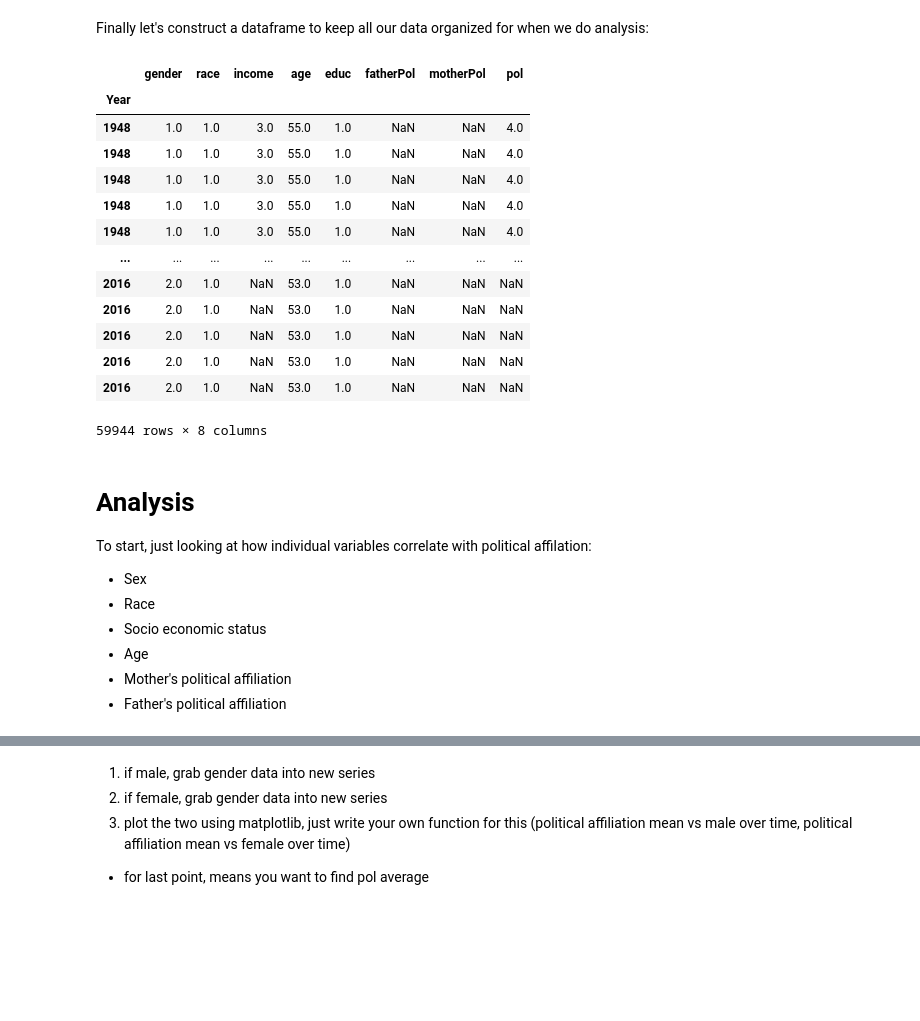
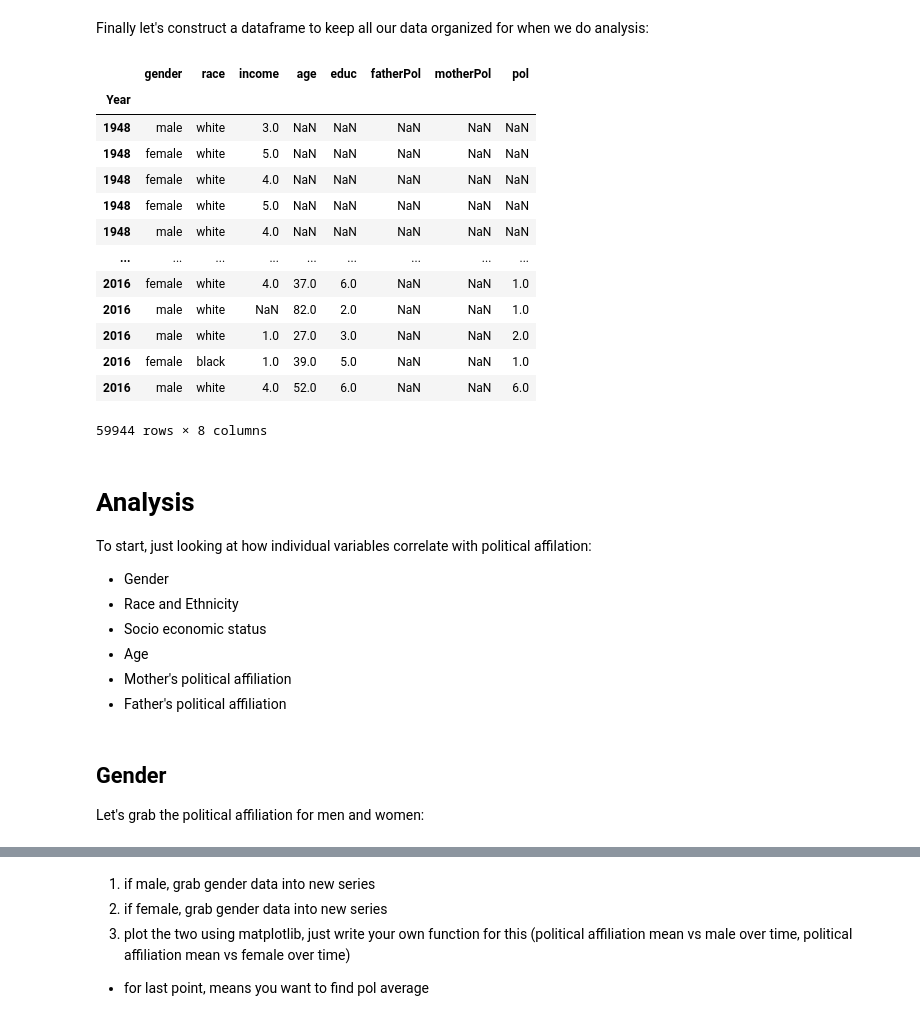
Before and after one commit to mstites/parentPoliticalCorr, a Jupyter notebook: project.ipynb, the cells around one changed output, grey strips where cells are left out. Saved outputs shown, nothing was run; the diff lists cells and outputs as text; code cells hidden in the pictures; blank space fills up the shorter version.

```diff
--- a/project.ipynb
+++ b/project.ipynb
@@ -106,5 +107,7 @@ Name: gender, dtype: int64
 And clean the gender variable. 0 corresponds to NA and 3 is other (it pains me to remove this, but the sample size is too small). 1 corresponds to male and 2 to female.
 # %%
 gender = gender.replace([0, 3], np.nan)
+gender = gender.replace(1, 'male')
+gender = gender.replace(2, 'female')
 values(gender)
 # %% [output]
@@ -113,6 +116,10 @@ values(gender)
 Name: gender, dtype: int64
 # %%
-race = anes['VCF0106'].replace([9, 0], np.nan) # 9 is NA/missing, 0 is missing
+race = anes['VCF0105b'].replace([9, 0], np.nan) # 9 is NA/missing, 0 is missing
 race.name='race'
+race = race.replace(1, 'white')
+race = race.replace(2, 'black')
+race = race.replace(3, 'hispanic')
+race = race.replace(4, 'other')
 values(race)
 # %% [output]
@@ -271,28 +270,30 @@ TO DO
 Finally let's construct a dataframe to keep all our data organized for when we do analysis:
 # %%
 d = {'gender': gender, 'race': race, 'income': income, 'age': age, 'educ':educ, 'fatherPol':fatherPol, 'motherPol': motherPol, 'pol': pol}
-data = pd.DataFrame(index=year, data=d)
+# d = {'gender':gender}
+data = pd.DataFrame(data=d)
+data = data.set_index(year) # ran into issue when setting index in initial declare that it messed with the data
 data
 # %% [output]
 |  | gender | race | income | age | educ | fatherPol | motherPol | pol |
 | Year |  |  |  |  |  |  |  |  |
-| 1948 | 1.0 | 1.0 | 3.0 | 55.0 | 1.0 | NaN | NaN | 4.0 |
-| 1948 | 1.0 | 1.0 | 3.0 | 55.0 | 1.0 | NaN | NaN | 4.0 |
-| 1948 | 1.0 | 1.0 | 3.0 | 55.0 | 1.0 | NaN | NaN | 4.0 |
-| 1948 | 1.0 | 1.0 | 3.0 | 55.0 | 1.0 | NaN | NaN | 4.0 |
-| 1948 | 1.0 | 1.0 | 3.0 | 55.0 | 1.0 | NaN | NaN | 4.0 |
+| 1948 | male | white | 3.0 | NaN | NaN | NaN | NaN | NaN |
+| 1948 | female | white | 5.0 | NaN | NaN | NaN | NaN | NaN |
+| 1948 | female | white | 4.0 | NaN | NaN | NaN | NaN | NaN |
+| 1948 | female | white | 5.0 | NaN | NaN | NaN | NaN | NaN |
+| 1948 | male | white | 4.0 | NaN | NaN | NaN | NaN | NaN |
 | ... | ... | ... | ... | ... | ... | ... | ... | ... |
-| 2016 | 2.0 | 1.0 | NaN | 53.0 | 1.0 | NaN | NaN | NaN |
-| 2016 | 2.0 | 1.0 | NaN | 53.0 | 1.0 | NaN | NaN | NaN |
-| 2016 | 2.0 | 1.0 | NaN | 53.0 | 1.0 | NaN | NaN | NaN |
-| 2016 | 2.0 | 1.0 | NaN | 53.0 | 1.0 | NaN | NaN | NaN |
-| 2016 | 2.0 | 1.0 | NaN | 53.0 | 1.0 | NaN | NaN | NaN |
+| 2016 | female | white | 4.0 | 37.0 | 6.0 | NaN | NaN | 1.0 |
+| 2016 | male | white | NaN | 82.0 | 2.0 | NaN | NaN | 1.0 |
+| 2016 | male | white | 1.0 | 27.0 | 3.0 | NaN | NaN | 2.0 |
+| 2016 | female | black | 1.0 | 39.0 | 5.0 | NaN | NaN | 1.0 |
+| 2016 | male | white | 4.0 | 52.0 | 6.0 | NaN | NaN | 6.0 |
 59944 rows × 8 columns
 # %% [markdown]
 # Analysis
 To start, just looking at how individual variables correlate with political affilation:
-* Sex
-* Race
+* Gender
+* Race and Ethnicity
 * Socio economic status
 * Age
 * Mother's political affiliation
@@ -299,0 +341,3 @@ To start, just looking at how individual variables correlate with political affi
+# %% [markdown]
+## Gender
+Let's grab the political affiliation for men and women:
```
Also changed, not shown: parts of 43 cells of this notebook.
